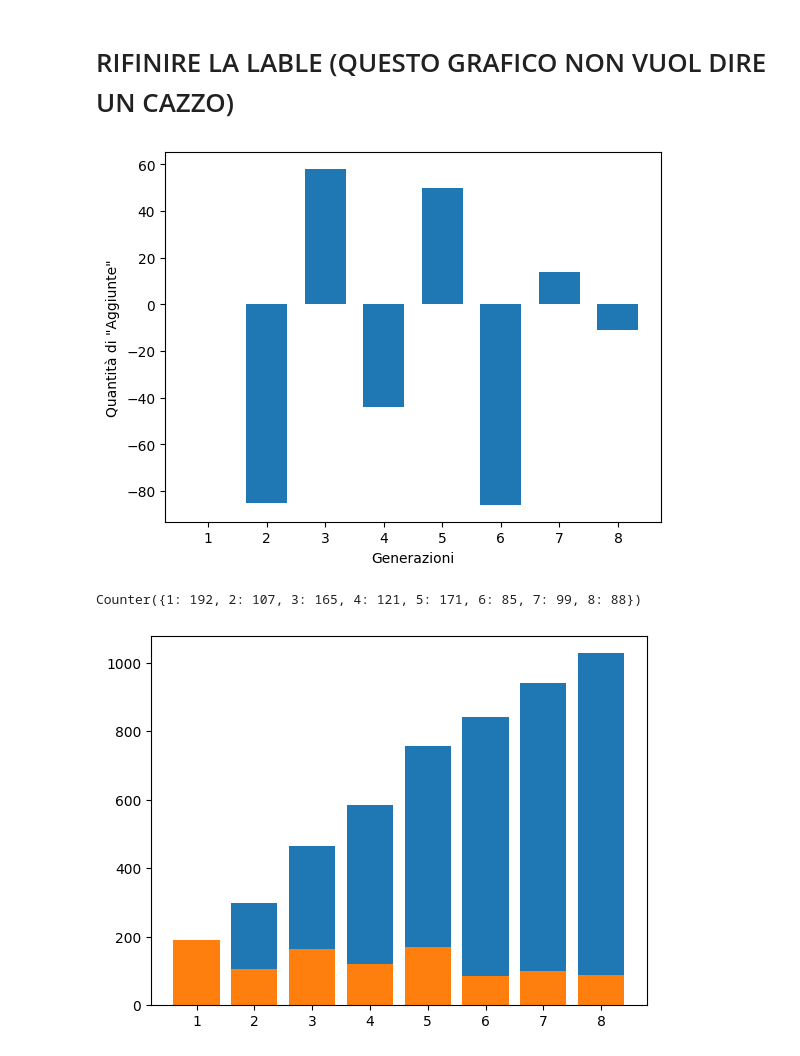
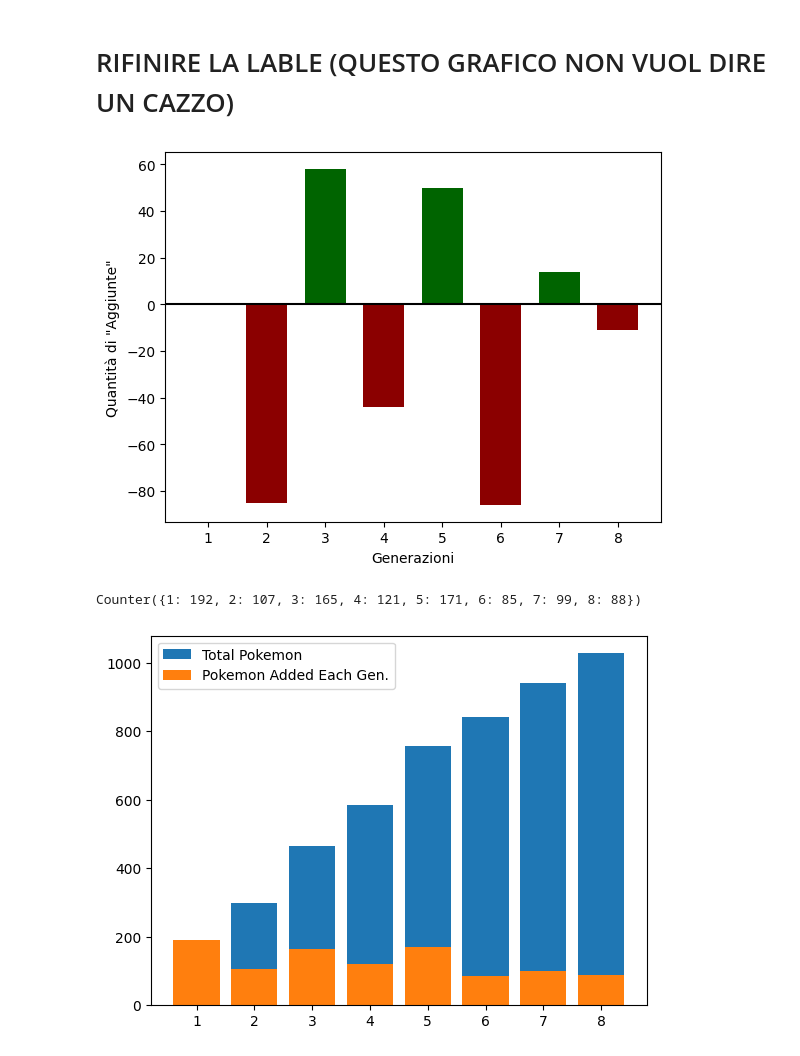
Before and after one commit to SavGRY/savini_its_data_analysis, a Jupyter notebook: relazione_python.ipynb, the cells around one changed output. Cells and saved outputs as stored; diff of their text form; code cells hidden in the pictures.

```diff
--- a/relazione_python.ipynb
+++ b/relazione_python.ipynb
@@ -102,21 +102,29 @@ plt.show()
 # %%
 
 pippo_franco = list(generations.values())
 
 pippo_franco.insert(0, pippo_franco[0])
 
 result = [y - x for x, y in zip(pippo_franco, pippo_franco[1:])]
 
 plt.xlabel("Generazioni")
 plt.ylabel('Quantità di "Aggiunte"')
-plt.bar(generations.keys(), result, width=0.7)
+
+colors =[]
+[colors.append('darkgreen') if r > 0 else colors.append('darkred') for r in result]
+
+plt.bar(generations.keys(), result, width=0.7, color=colors)
+plt.axhline(y=0, color='black')
 plt.show()
+
+
+
 
 
 # si evince come nelle genereazioni "dispari", prendendo come punto 0 il numero di pokemon
 # della generazione 1, si abbia un maggior incremento di pokemon rispetto alle generazioni "pari"
 # %% [output]
-[figure, old version]
+[figure, new version]
 # %%
 generations
 # %% [output]
@@ -131,9 +139,10 @@ total_pkmn_gen_to_gen = [pd.Series(list(generations.values())[:i]).sum() for i i
 
 plt.bar(generations.keys(),total_pkmn_gen_to_gen)
 plt.bar(generations.keys(), generations.values())
+plt.legend(['Total Pokemon', 'Pokemon Added Each Gen.'])
 plt.show()
 # %% [output]
-[figure, old version]
+[figure, new version]
 # %%
 filtered_pokemon_data
 # %% [output]
```
Also changed, not shown: parts of 2 cells of this notebook.
